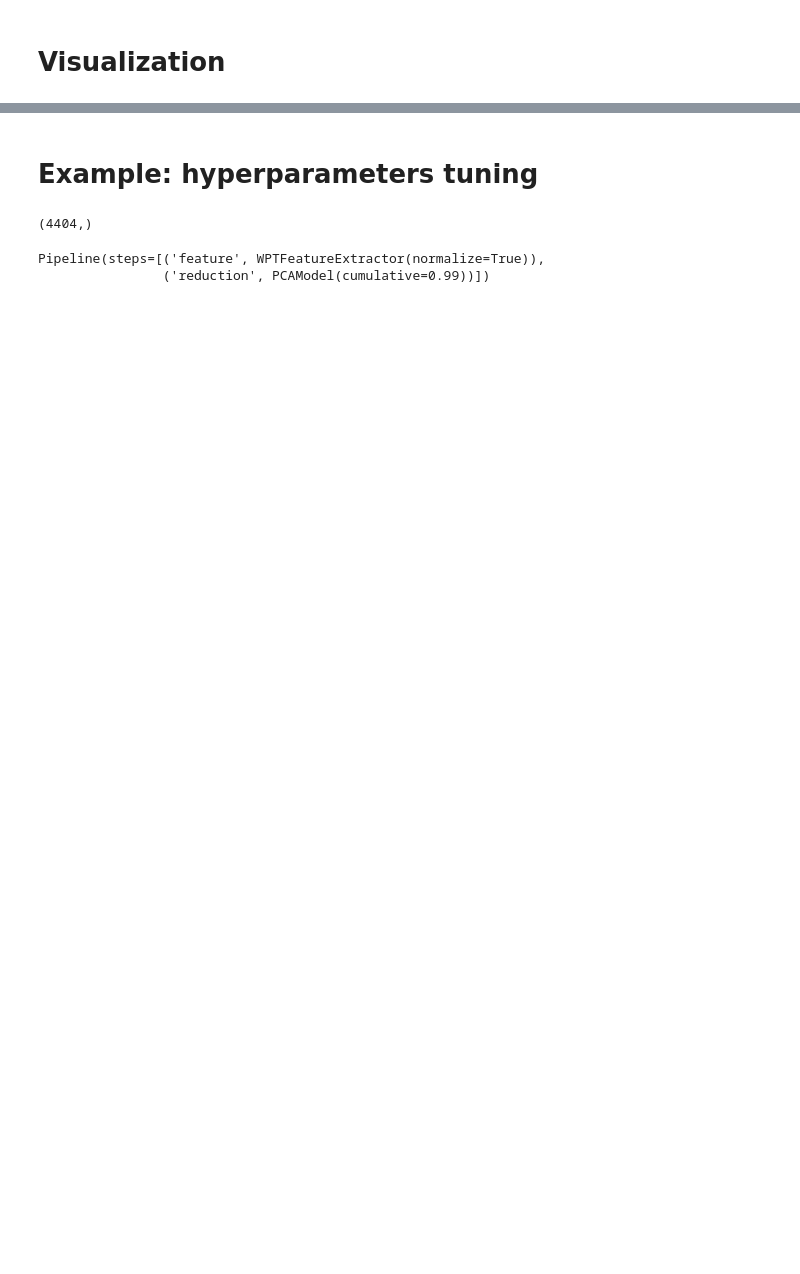
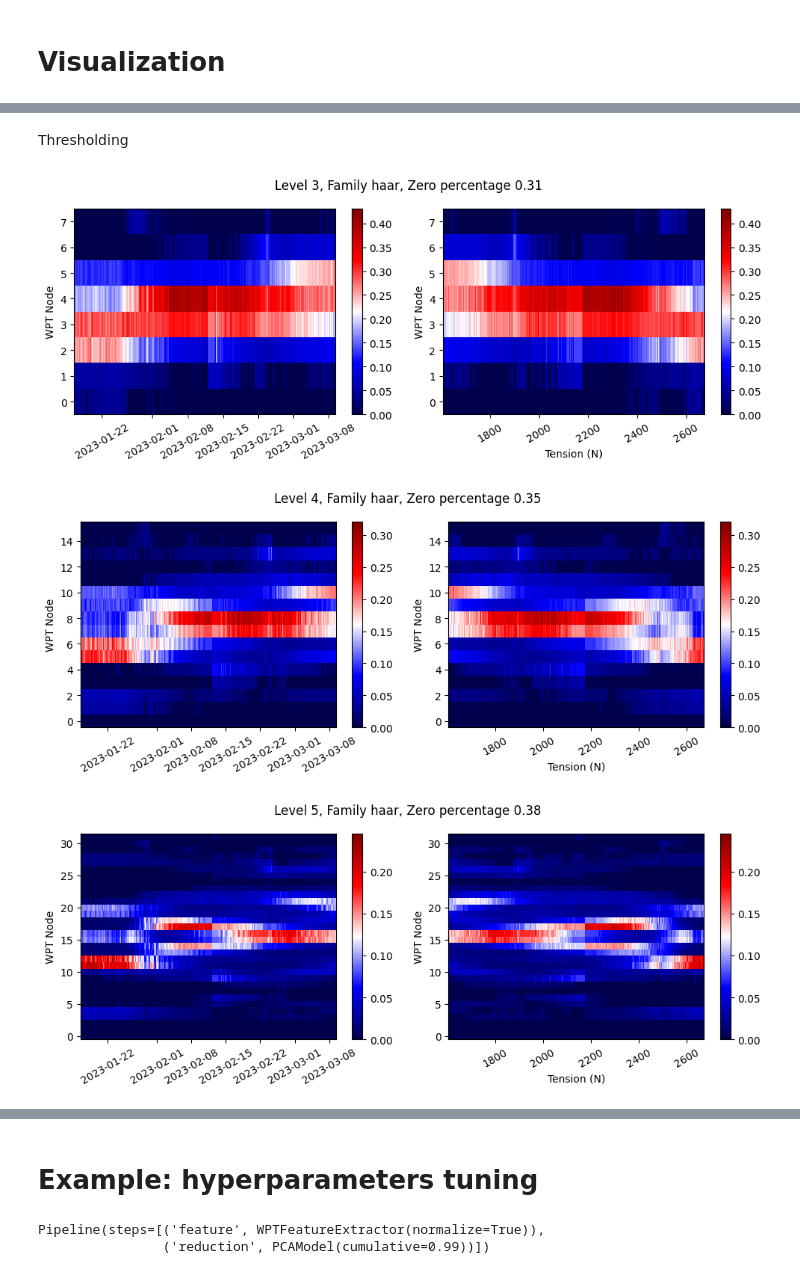
Before and after one commit to eduardocoraca/transmission-tower-monitoring, a Jupyter notebook: notebooks/7_wavelet_feature_extraction.ipynb, the cells around one changed output, grey strips where cells are left out. Saved outputs shown, nothing was run; the diff lists cells and outputs as text; code cells hidden in the pictures; blank space fills up the shorter version.

```diff
--- a/notebooks/7_wavelet_feature_extraction.ipynb
+++ b/notebooks/7_wavelet_feature_extraction.ipynb
@@ -54,0 +67,28 @@ plt.colorbar();
+# %% [markdown]
+Thresholding
+# %%
+for family in ["haar", "db4", "db16"]:
+    for level in range(3,7):
+        plt.figure(figsize=(10,4))
+        fe = WPTFeatureExtractor(level=level, family=family, reduction="energy", normalize=True, threshold=0.95)
+        test = fe.transform(x)
+        zero_coef = np.sum(test==0) / (test.shape[0]*test.shape[1])
+
+        plt.subplot(1,2,1)
+        plt.pcolormesh(dates, np.arange(test.shape[1]), test.T, cmap="seismic")
+        plt.xticks(rotation=30);
+        plt.ylabel("WPT Node");
+        plt.colorbar();
+
+        plt.subplot(1,2,2)
+        plt.pcolormesh(y, np.arange(test.shape[1]), test.T, cmap="seismic")
+        plt.xticks(rotation=30);
+        plt.ylabel("WPT Node");
+        plt.xlabel("Tension (N)");
+        plt.colorbar();
+        plt.suptitle(f"Level {level}, Family {family}, Zero percentage {np.round(zero_coef,2)}")
+        plt.tight_layout()
+# %% [output]
+[figure, added]
+[figure, added]
+[figure, added]
@@ -78,7 +127,3 @@ y_train = y[0:].flatten()
-# %%
-x_train.shape
-# %% [output]
-(4404,)
 # %%
 # del dataset_per_cable
 # %%
```
Also changed, not shown: parts of 17 cells of this notebook, 10 other files.
